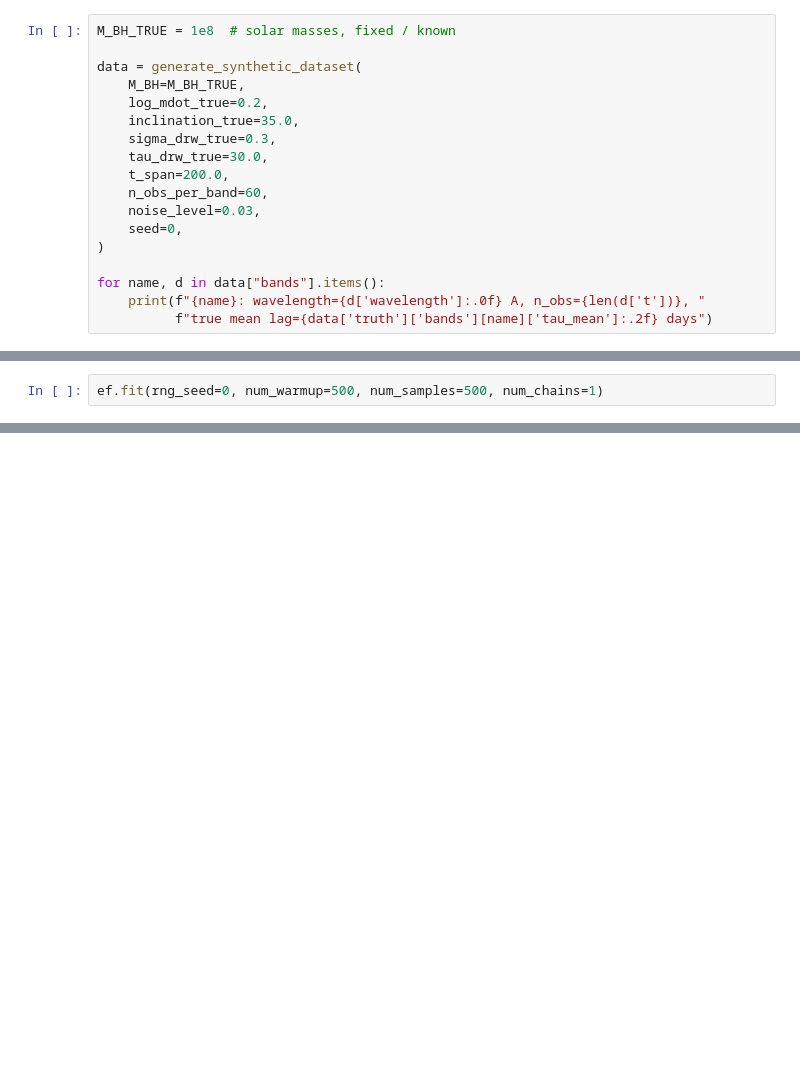
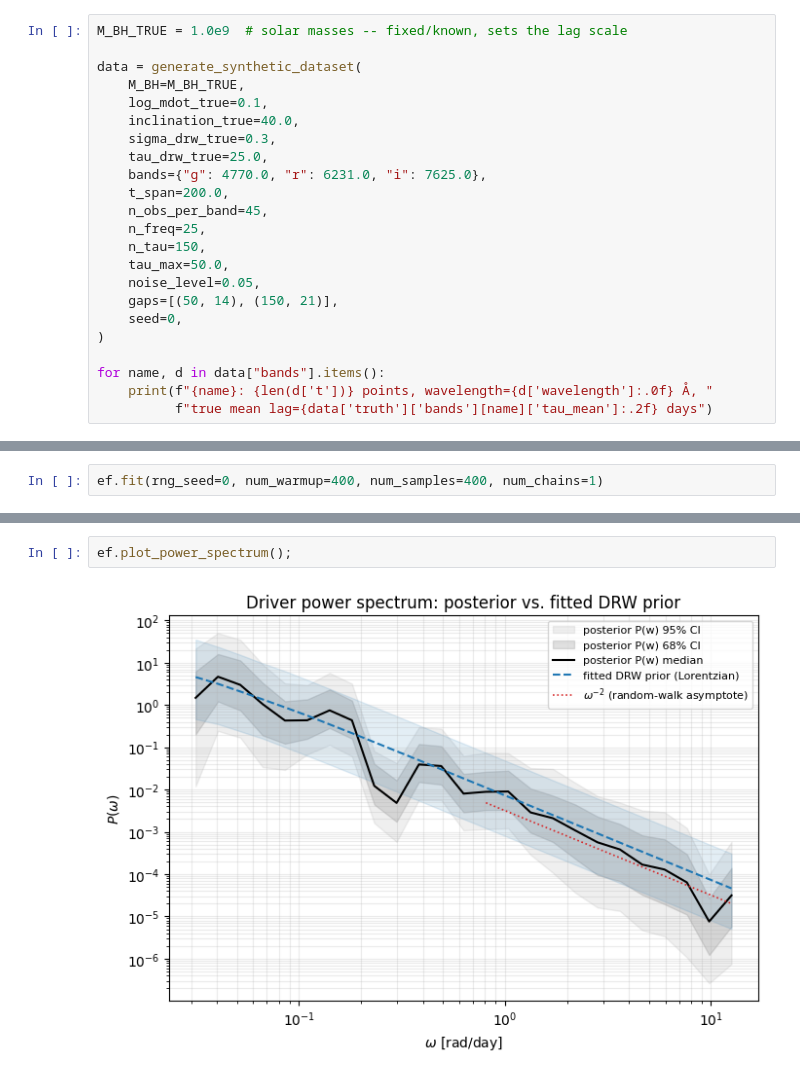
Before and after one commit to drds1/echofit, a Jupyter notebook: notebooks/demo.ipynb, the cells around one changed output, grey strips where cells are left out. Drawn from its saved outputs; the diff is of its cells as text; blank space fills up the shorter version.

```diff
--- a/notebooks/demo.ipynb
+++ b/notebooks/demo.ipynb
@@ -14,18 +68,23 @@ Generates a DRW driver and echoes it into five SDSS-like bands (u, g, r, i, z),
 # %%
-M_BH_TRUE = 1e8  # solar masses, fixed / known
+M_BH_TRUE = 1.0e9  # solar masses -- fixed/known, sets the lag scale
 
 data = generate_synthetic_dataset(
     M_BH=M_BH_TRUE,
-    log_mdot_true=0.2,
-    inclination_true=35.0,
+    log_mdot_true=0.1,
+    inclination_true=40.0,
     sigma_drw_true=0.3,
-    tau_drw_true=30.0,
+    tau_drw_true=25.0,
+    bands={"g": 4770.0, "r": 6231.0, "i": 7625.0},
     t_span=200.0,
-    n_obs_per_band=60,
-    noise_level=0.03,
+    n_obs_per_band=45,
+    n_freq=25,
+    n_tau=150,
+    tau_max=50.0,
+    noise_level=0.05,
+    gaps=[(50, 14), (150, 21)],
     seed=0,
 )
 
 for name, d in data["bands"].items():
-    print(f"{name}: wavelength={d['wavelength']:.0f} A, n_obs={len(d['t'])}, "
+    print(f"{name}: {len(d['t'])} points, wavelength={d['wavelength']:.0f} Å, "
           f"true mean lag={data['truth']['bands'][name]['tau_mean']:.2f} days")
@@ -47,2 +150,2 @@ Use a short chain here for a fast demo; increase `num_warmup`/`num_samples` for
 # %%
-ef.fit(rng_seed=0, num_warmup=500, num_samples=500, num_chains=1)
+ef.fit(rng_seed=0, num_warmup=400, num_samples=400, num_chains=1)
@@ -55,2 +201,6 @@ ef.plot_lightcurve_fits();
+# %%
+ef.plot_power_spectrum();
+# %% [output]
+[figure, added]
 # %%
 ef.plot_mcmc_diagnostics(param_names=["log_mdot", "inclination", "sigma_drw", "tau_drw"]);
```
Also changed, not shown: parts of 32 cells of this notebook, 3 other files.
